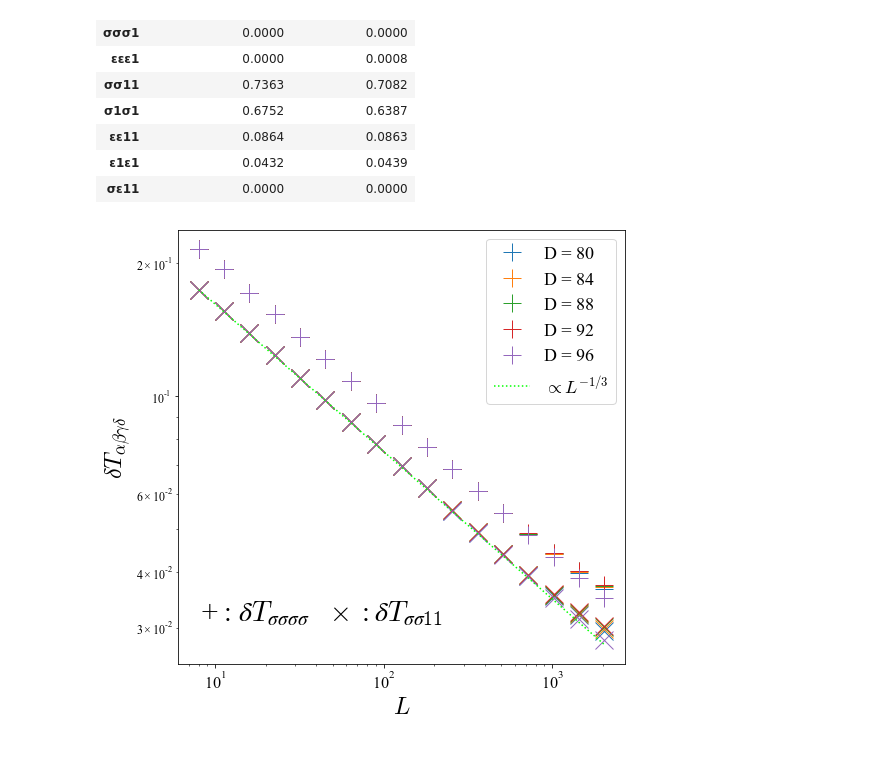
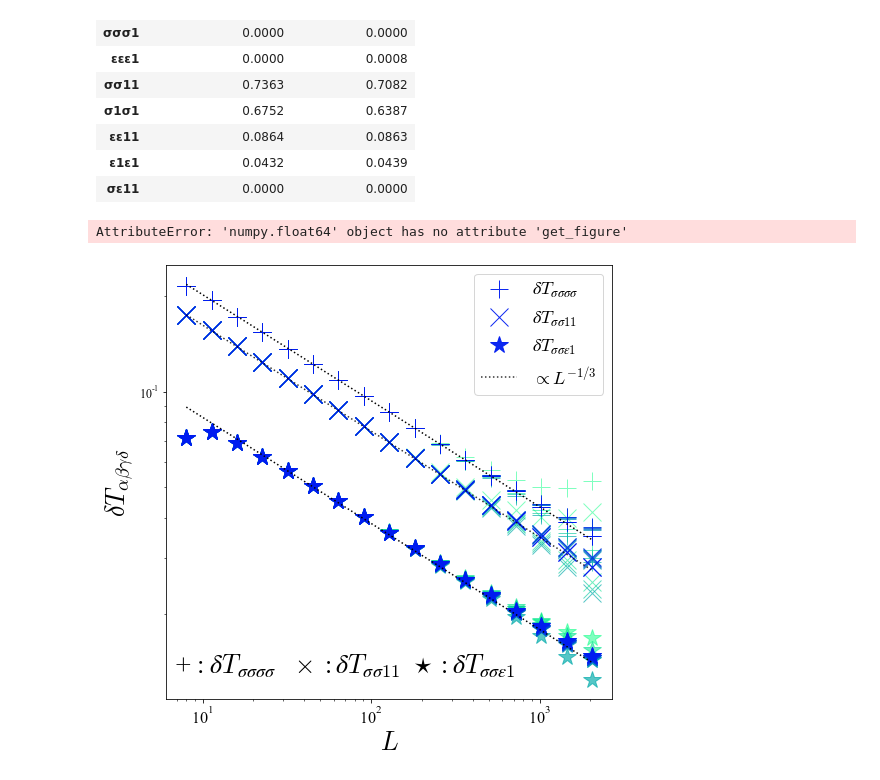
Before and after one commit to dartsushi/TRG_D4_symmetry, a Jupyter notebook: TRG_analysis-Ising.ipynb, the cells around one changed output. Cells and saved outputs as stored; diff of their text form; code cells hidden in the pictures; blank space fills up the shorter version.

Commit message:
figure_changed

```diff
--- a/TRG_analysis-Ising.ipynb
+++ b/TRG_analysis-Ising.ipynb
@@ -303,24 +310,40 @@ df.T
 # %%
 plt.figure(figsize=(8,8))
 zb=np.exp(np.pi/2)/2
 plt.rcParams['mathtext.fontset'] = 'cm'
 plt.rcParams['xtick.labelsize'] = 16
 plt.rcParams['ytick.labelsize'] = 12
-cutoff = 6
+cutoff = 2
 
+ssss = s4(zb,1/2)-fp_list[:,:,1,1,1,1]
+ss=two_point(zb*np.sqrt(2),1)-fp_list[:,:,1,1,0,0]
+sse=three_point(zb,[1,1,2],[1,1,2])-np.abs(fp_list[:,:,1,1,2,0])
+
+scale_list = []
 for i in range(cutoff,len(D_list)):
-    ssss = s4(zb,1/2)-fp_list[i,:,1,1,1,1]
-    plt.plot(L_list,ssss,"+",label="D = "+str(D_list[i]),color="C"+str(i-cutoff),markersize=18)
-    ss=two_point(zb*np.sqrt(2),1)-fp_list[i,:,1,1,0,0]
-    plt.plot(L_list,ss,"x",color="C"+str(i-cutoff),markersize=18)
+    scale = (len(D_list)-i)/(len(D_list)-cutoff)
+    alpha = (1-scale)*0.5+0.5
+    plt.plot(L_list,ssss[i],"+",markersize=18,color=cm.winter(scale),alpha=alpha)
+    plt.plot(L_list,ss[i],"x",markersize=18,color=cm.winter(scale),alpha=alpha)
+    plt.plot(L_list,sse[i],"*",markersize=18,color=cm.winter(scale),alpha=alpha)
+    scale_list.append(scale)
+    if D_list[i] == D_list[-1]:
+        plt.plot(L_list,ssss[i],"+",label=r"$δT_{σσσσ}$",markersize=18,color=cm.winter(scale),alpha=alpha)
+        plt.plot(L_list,ss[i],"x",label=r"$δT_{σσ11}$",markersize=18,color=cm.winter(scale),alpha=alpha)
+        plt.plot(L_list,sse[i],"*",label=r"$δT_{σσε1}$",markersize=18,color=cm.winter(scale),alpha=alpha)
 
-plt.plot(L_list,ss[0]*(L_list[0]/L_list)**(1/3),":",color="lime",label=r"$\propto L^{-1/3}$")
+plt.plot(L_list,ss[-1,0]*(L_list[0]/L_list)**(1/3),":",color="black",label=r"$\propto L^{-1/3}$",alpha=0.8)
+plt.plot(L_list,sse[-1,4]*(L_list[4]/L_list)**(1/3),":",color="black")
+plt.plot(L_list,ssss[-1,3]*(L_list[3]/L_list)**(1/3),":",color="black")
+
 plt.xscale("log")
 plt.yscale("log")
-plt.xlabel(r"$L$",fontsize=24)
-plt.ylabel(r"$\delta T_{\alpha\beta\gamma\delta}$",fontsize=24)
+plt.xlabel(r"$L$",fontsize=26)
+plt.ylabel(r"$\delta T_{\alpha\beta\gamma\delta}$",fontsize=26)
 plt.legend(fontsize=18)
-plt.annotate(r"+ : $δT_{σσσσ}\ \ \times: δT_{σσ11}$", xy=(0.05, 0.1), xycoords='axes fraction',fontsize=28)
+plt.annotate(r"+ : $δT_{σσσσ}\ \ \times: δT_{σσ11}\ \star: δT_{σσε1}$", xy=(0.02, 0.06), xycoords='axes fraction',fontsize=26)
+plt.colorbar(cm.ScalarMappable(norm=1.0, cmap=cm.winter), ax=scale_list)
 plt.savefig("4-point_error.png",bbox_inches="tight", pad_inches=0.05)
 # %% [output]
+AttributeError: 'numpy.float64' object has no attribute 'get_figure'
-[figure, old version]
+[figure, new version]
```
Also changed, not shown: parts of 3 cells of this notebook.
